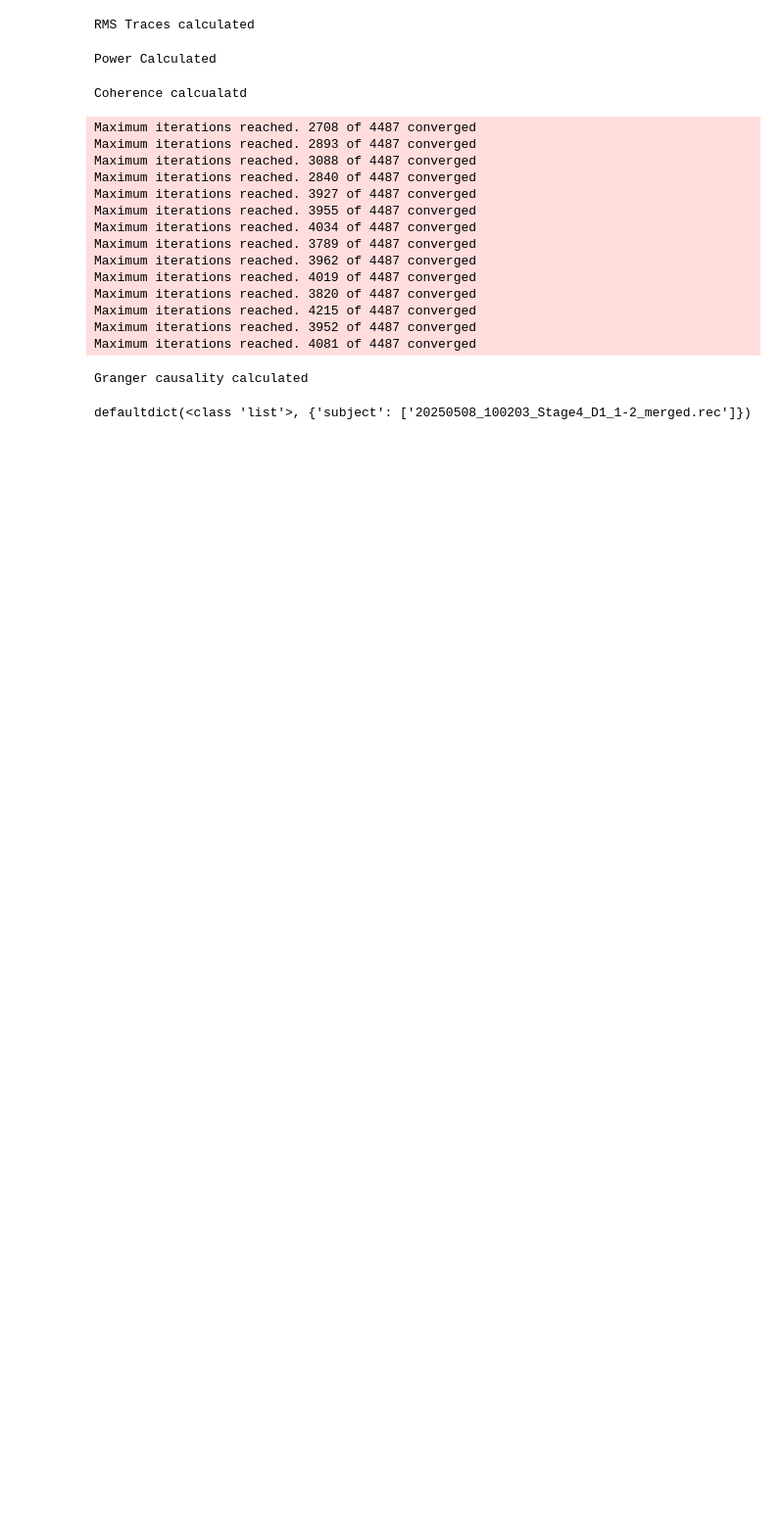
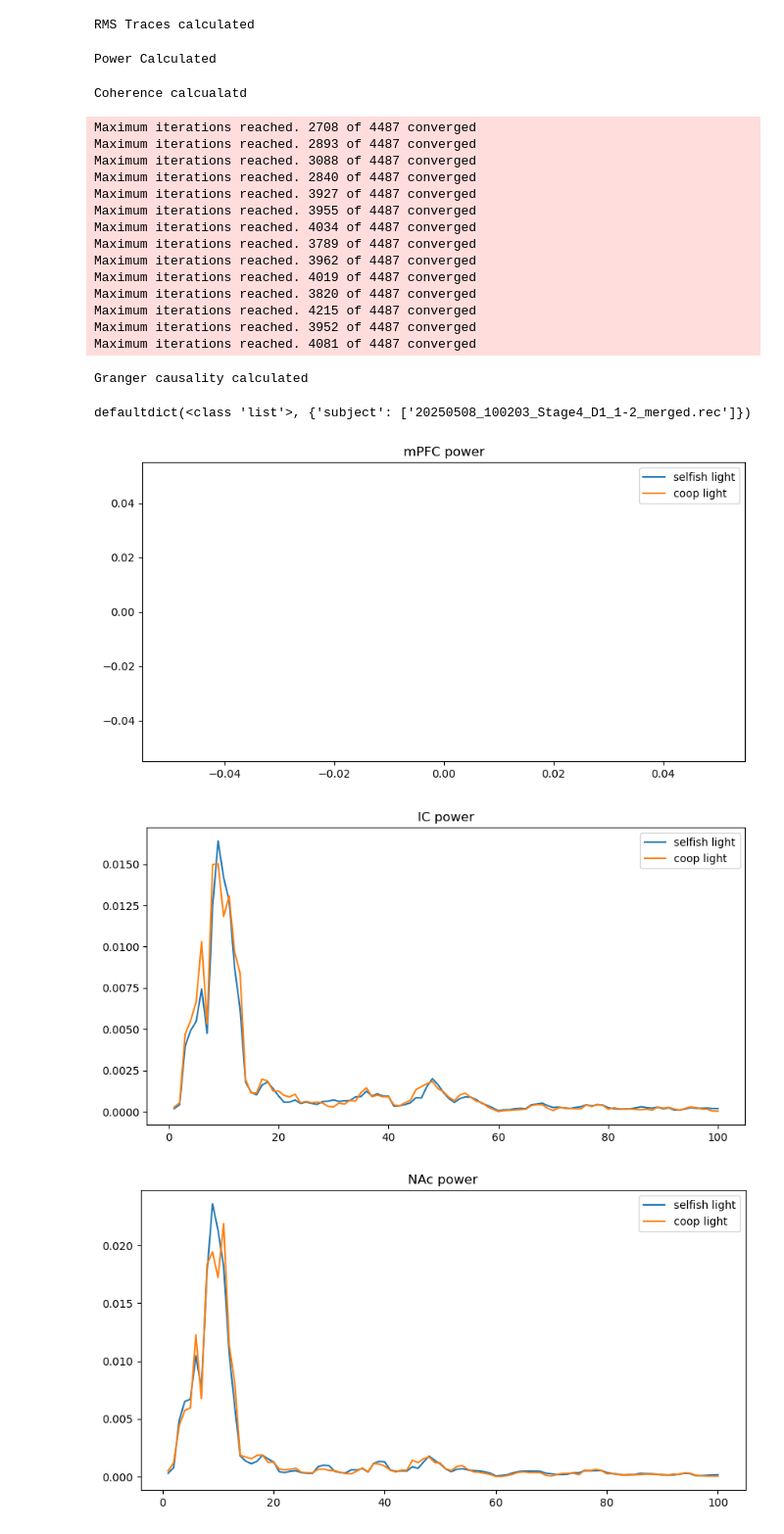
Before and after one commit to padillacoreanolab/diff_fam_social_memory_ephys, a Jupyter notebook: other_peoples_sutff/Catherine/lfp_eli/lfp_creation-eli-hpg.ipynb, the cells around one changed output. Shown at 98% size. Saved outputs shown, nothing was run; the diff lists cells and outputs as text; code cells hidden in the pictures; blank space fills up the shorter version.

```diff
--- a/other_peoples_sutff/Catherine/lfp_eli/lfp_creation-eli-hpg.ipynb
+++ b/other_peoples_sutff/Catherine/lfp_eli/lfp_creation-eli-hpg.ipynb
@@ -277,3 +258,22 @@ for recording in collection.recordings:
 print(condition_dict)
 # %% [output]
 defaultdict(<class 'list'>, {'subject': ['20250508_100203_Stage4_D1_1-2_merged.rec']})
+# %%
+import lfp.lfp_analysis.event_extraction as ee
+import lfp.lfp_analysis.plotting as lfplt
+
+event_averages = ee.average_events(
+                        collection,
+                        events=['selfish light', 'coop light'],
+                        mode='power',
+                        plot=False
+                    )
+lfplt.plot_event_spectrum(
+    collection,
+    event_averages,
+    mode='power',
+)
+# %% [output]
+[figure, added]
+[figure, added]
+[figure, added]
```
Also changed, not shown: parts of 5 cells of this notebook, 1 other file.
